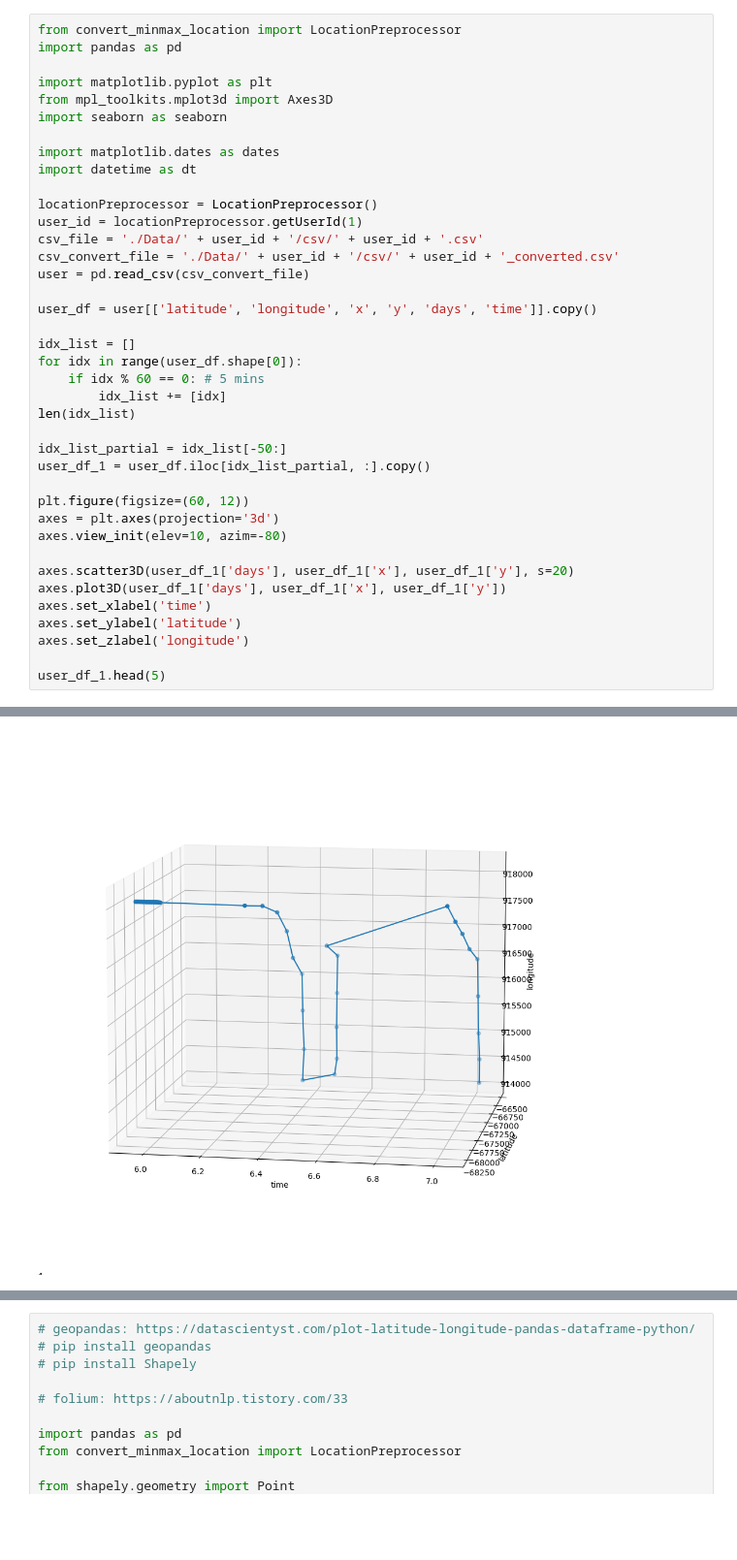
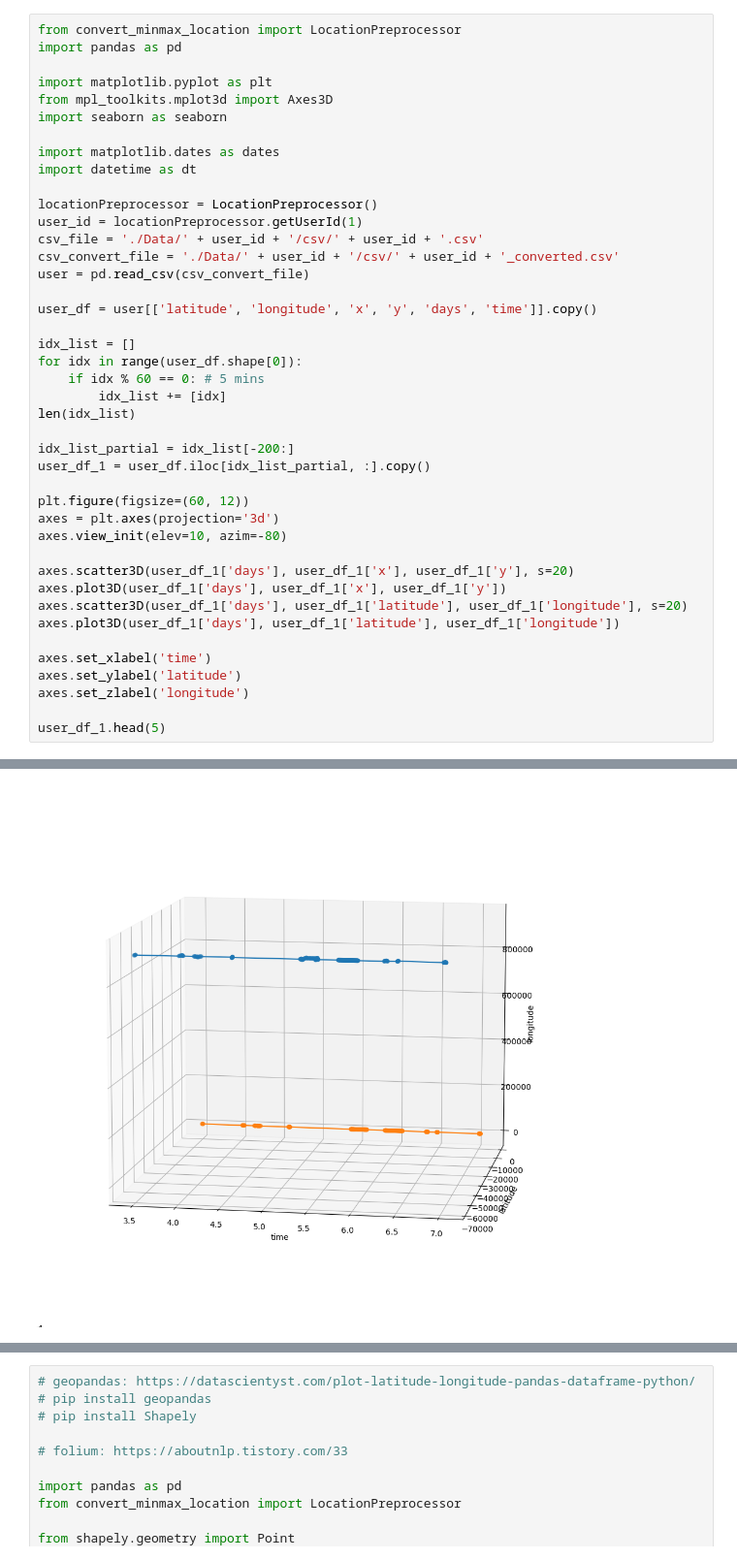
Before and after one commit to shkoma/geolife_timehetnet, a Jupyter notebook: data/geolife/preprocess.ipynb, the cells around one changed output, grey strips where cells are left out. Shown at 97% size. Drawn from its saved outputs; the diff is of its cells as text; blank space fills up the shorter version.

```diff
--- a/data/geolife/preprocess.ipynb
+++ b/data/geolife/preprocess.ipynb
@@ -23,7 +23,7 @@ for idx in range(user_df.shape[0]):
         idx_list += [idx]
 len(idx_list)
 
-idx_list_partial = idx_list[-50:]
+idx_list_partial = idx_list[-200:]
 user_df_1 = user_df.iloc[idx_list_partial, :].copy()
 
 plt.figure(figsize=(60, 12))
@@ -32,6 +32,9 @@ axes.view_init(elev=10, azim=-80)
 
 axes.scatter3D(user_df_1['days'], user_df_1['x'], user_df_1['y'], s=20)
 axes.plot3D(user_df_1['days'], user_df_1['x'], user_df_1['y'])
+axes.scatter3D(user_df_1['days'], user_df_1['latitude'], user_df_1['longitude'], s=20)
+axes.plot3D(user_df_1['days'], user_df_1['latitude'], user_df_1['longitude'])
+
 axes.set_xlabel('time')
 axes.set_ylabel('latitude')
 axes.set_zlabel('longitude')
@@ -47 +50 @@ user_df_1.head(5)
-[figure, old version]
+[figure, new version]
```
Also changed, not shown: parts of 3 cells of this notebook, 7 other files.
